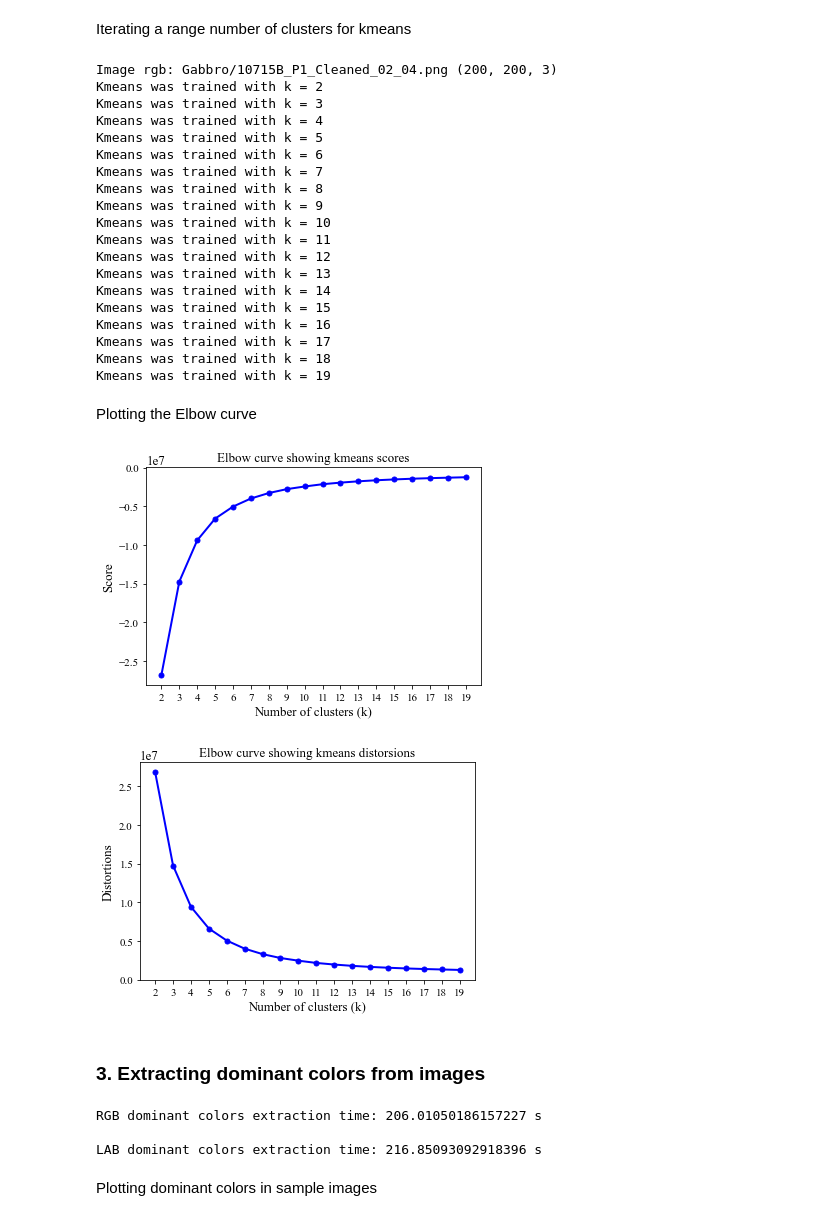
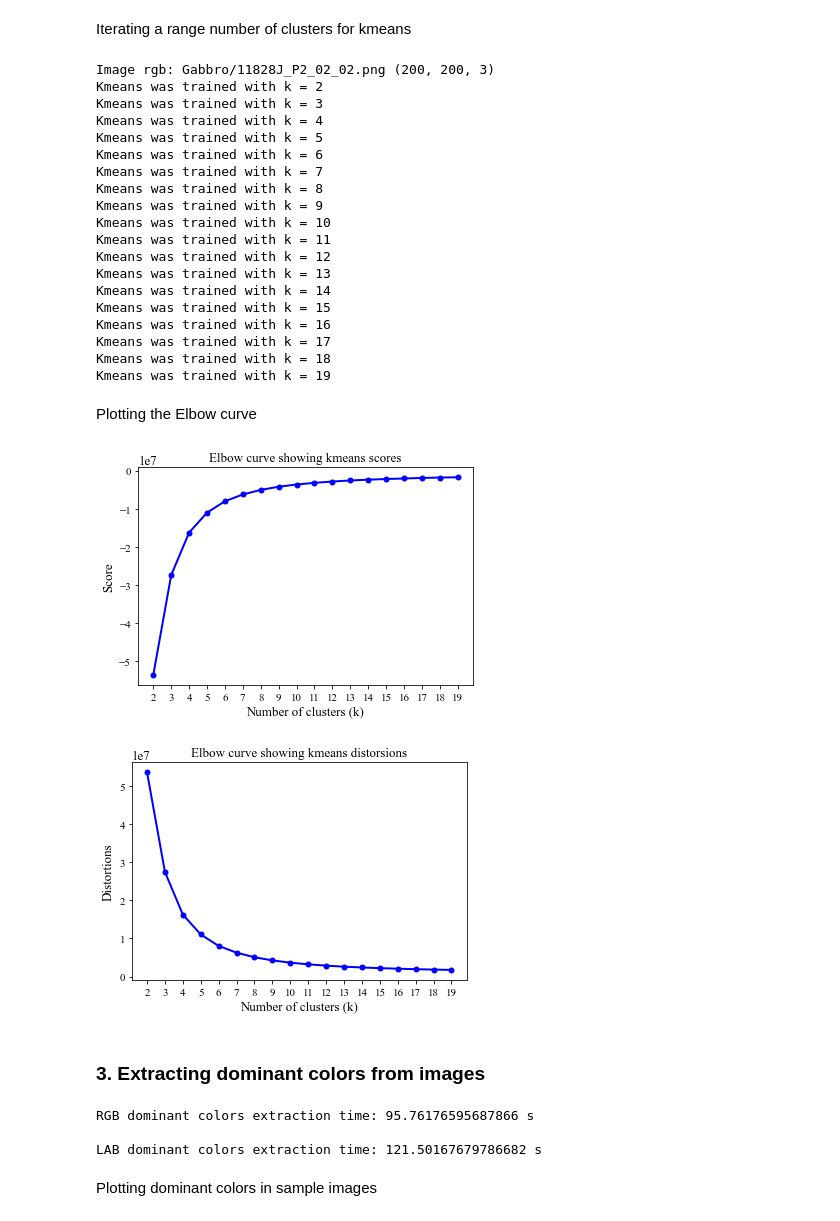
Before and after one commit to sarah-hs/Color-extraction, a Jupyter notebook: Color-extraction.ipynb, the cells around one changed output. Saved outputs shown, nothing was run; the diff lists cells and outputs as text; code cells hidden in the pictures.

```diff
--- a/Color-extraction.ipynb
+++ b/Color-extraction.ipynb
@@ -116,8 +107,8 @@ Data visualization
 # %% [markdown]
 Iterating a range number of clusters for kmeans
 # %%
-print('Image rgb: Gabbro/'+files[415], x_rgb[415].shape)
-reshape = x_rgb[415].reshape((x_rgb[415].shape[0] * x_rgb[415].shape[1], x_rgb[415].shape[2]))
+print('Image rgb: Gabbro/'+files[217], x_rgb[217].shape)
+reshape = x_rgb[217].reshape((x_rgb[217].shape[0] * x_rgb[217].shape[1], x_rgb[217].shape[2]))
 
 #print('Image lab: Gabbro/', files[415], x_lab[415].shape)
 #reshape = x_lab[415].reshape((x_lab[415].shape[0] * x_lab[415].shape[1], x_lab[415].shape[2]))
@@ -131,7 +122,7 @@ for n in Nclusters:
     score.append(k.score(reshape))
     print('Kmeans was trained with k =', n)
 # %% [output]
-Image rgb: Gabbro/10715B_P1_Cleaned_02_04.png (200, 200, 3)
+Image rgb: Gabbro/11828J_P2_02_02.png (200, 200, 3)
 Kmeans was trained with k = 2
 Kmeans was trained with k = 3
 Kmeans was trained with k = 4
@@ -161,16 +152,16 @@ plt.rc('font', size=13)
 # %%
 # Plot of Elbow curve with the Kmeans scores
 plt.plot(Nclusters, score, 'bo-', linewidth=2,markersize=5)
 plt.xlabel('Number of clusters (k)')
 plt.ylabel('Score')
 plt.title('Elbow curve showing kmeans scores')
 plt.xticks(fontsize=11)
 plt.yticks(fontsize=11)
-plt.axes().set_xticks(Nclusters)
+plt.xticks(Nclusters)
 #plt.savefig('Elbow curve.png', dpi=300)
 plt.show()
 # %% [output]
-[figure, old version]
+[figure, new version]
 # %%
 plt.plot(Nclusters, distortions, 'bo-', linewidth=2,markersize=5)
 plt.xlabel('Number of clusters (k)')
@@ -178,11 +169,11 @@ plt.ylabel('Distortions')
 plt.title('Elbow curve showing kmeans distorsions')
 plt.xticks(fontsize=11)
 plt.yticks(fontsize=11)
-plt.axes().set_xticks(Nclusters)
+plt.xticks(Nclusters)
 #plt.savefig('Elbow curve - distorsions.png', dpi=300)
 plt.show()
 # %% [output]
-[figure, old version]
+[figure, new version]
 # %% [markdown]
 ### 3. Extracting dominant colors from images
 # %%
@@ -197,7 +188,7 @@ try:
         extracted_rgb.append(features)
         i+=1
 except Exception as e:
-    print(f"Error in {y[i]}/{files[i]} file, index {i}, rgb shape {x_rgb[i]}\n{e}")
+    print(f"Error in {y[i]}/{files[i]} file, index {i}, rgb shape {x_rgb[i].shape}\n{e}")
     traceback.print_exc()
 stop = time.time()
 print(f"\nRGB dominant colors extraction time: {stop - start} s")
@@ -210,14 +201,14 @@ try:
         extracted_lab.append(features)
         i+=1
 except Exception as e:
-    print(f"Error in {y[i]}/{files[i]} file, index {i}, lab shape {x_lab[i]}\n{e}")
+    print(f"Error in {y[i]}/{files[i]} file, index {i}, lab shape {x_lab[i].shape}\n{e}")
     traceback.print_exc()
 stop = time.time()
 print(f"\nLAB dominant colors extraction time: {stop - start} s")
 # %% [output]
-RGB dominant colors extraction time: 206.01050186157227 s
+RGB dominant colors extraction time: 95.76176595687866 s
 
-LAB dominant colors extraction time: 216.85093092918396 s
+LAB dominant colors extraction time: 121.50167679786682 s
 # %% [markdown]
 Plotting dominant colors in sample images
 # %% [markdown]
```
Also changed, not shown: parts of 6 cells of this notebook, 4 other files.
